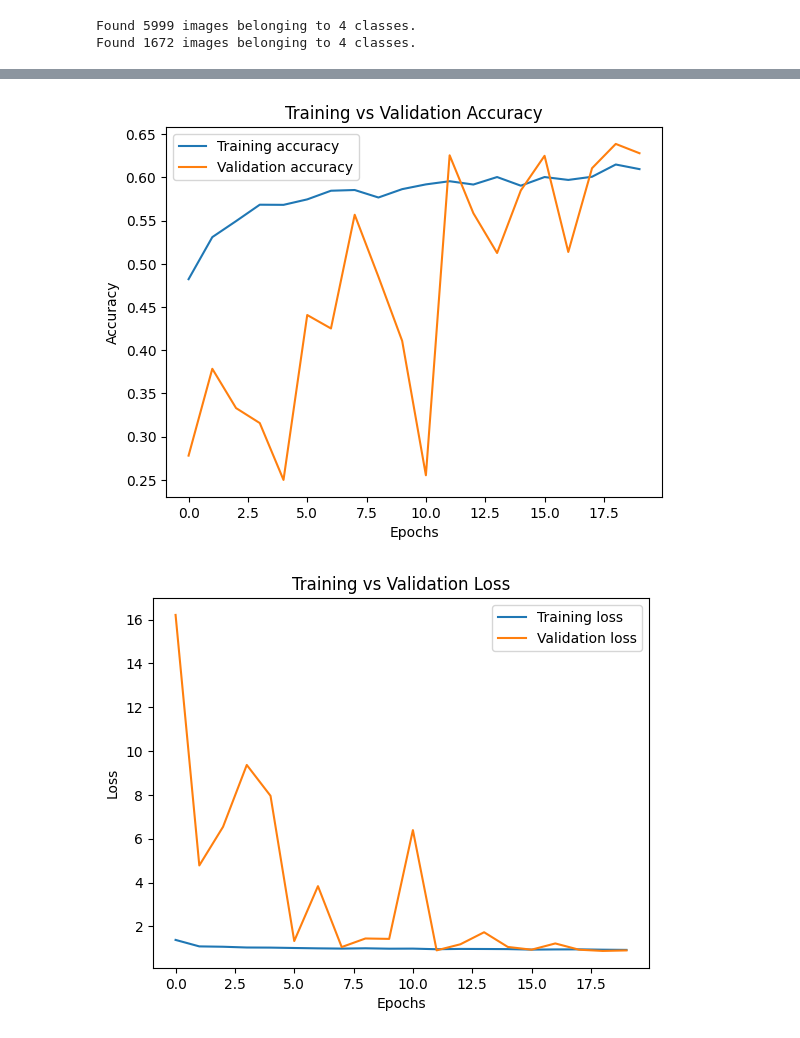
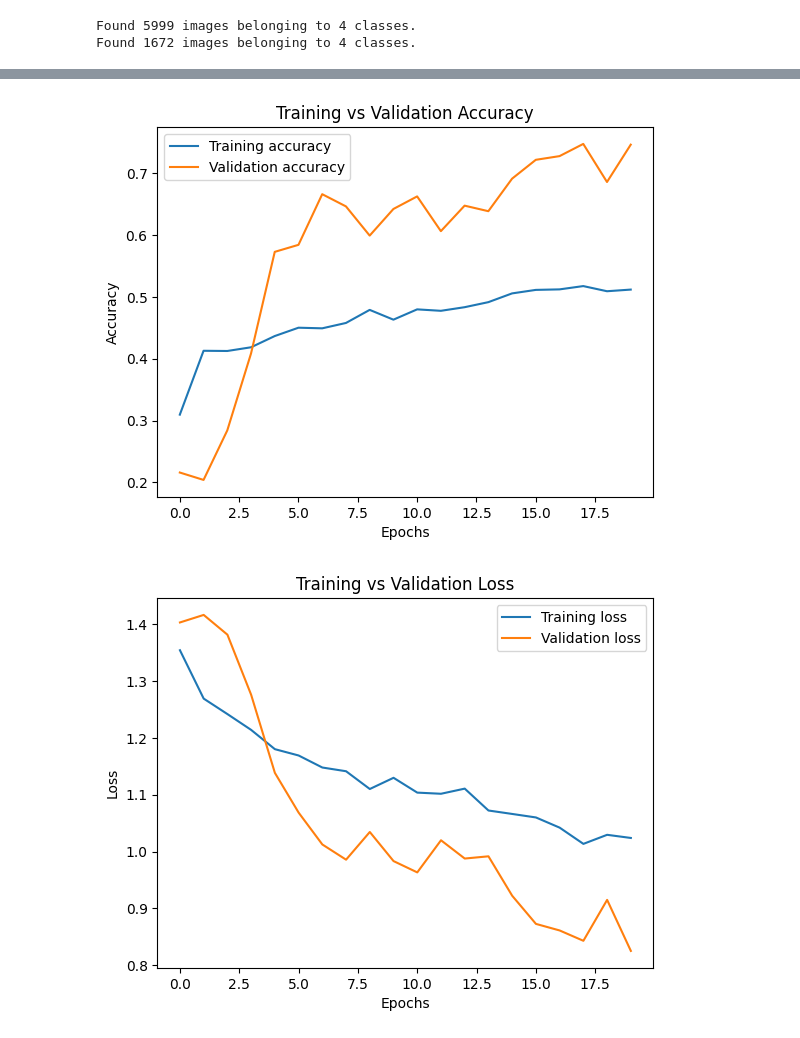
Before and after one commit to leeraaz/SkinDiseaseDiagnosisNepal, a Jupyter notebook: src/notebooks/ImproviseResNet50.ipynb, the cells around one changed output, grey strips where cells are left out. Cells and saved outputs as stored; diff of their text form; code cells hidden in the pictures.

```diff
--- a/src/notebooks/ImproviseResNet50.ipynb
+++ b/src/notebooks/ImproviseResNet50.ipynb
@@ -65,22 +71,32 @@ def build_resnet50_model(num_classes):
     x = BatchNormalization()(x)
     x = Dense(512, activation='relu')(x)
     x = Dropout(0.5)(x)
+    x = Dense(256, activation='relu')(x)
+    x = Dropout(0.3)(x)
     output_tensor = Dense(num_classes, activation='softmax')(x)
 
     model = Model(inputs=input_tensor, outputs=output_tensor)
     return model
 
 model = build_resnet50_model(num_classes)
-model.compile(optimizer=Adam(learning_rate=1e-3), loss='categorical_crossentropy', metrics=['accuracy', 'AUC'])
+
+# Learning Rate Scheduler
+lr_schedule = tf.keras.optimizers.schedules.CosineDecay(
+    initial_learning_rate=0.001, decay_steps=1000, alpha=0.00001
+)
+
+model.compile(optimizer=Adam(learning_rate=lr_schedule), loss='categorical_crossentropy', metrics=['accuracy', 'AUC'])
 # %%
 # Train the ResNet50 Model
-early_stopping = EarlyStopping(monitor='val_accuracy', patience=5, restore_best_weights=True)
-lr_scheduler = ReduceLROnPlateau(monitor='val_accuracy', factor=0.5, patience=3, min_lr=1e-6)
+early_stopping = EarlyStopping(monitor='val_accuracy', patience=10, restore_best_weights=True)
+lr_scheduler = ReduceLROnPlateau(monitor='val_accuracy', factor=0.2, patience=5, min_lr=1e-6)
 
 history = model.fit(
     train_generator,
     validation_data=validation_generator,
     epochs=20,
+    verbose=1,
+    class_weight=class_weights,
     callbacks=[early_stopping, lr_scheduler]
 )
 
@@ -139,25 +171,40 @@ Validation Accuracy: 0.63
 # %%
-# Unfreeze the last few layers for fine-tuning
-resnet_base = model.get_layer("resnet50")
-for layer in resnet_base.layers[-15:]:  # Unfreezing more layers for better adaptability
-    layer.trainable = True
+# Unfreeze the last few layers of the original model
+for layer in model.layers[-10:]:
+    layer.trainable = True  # Enable training for the last 10 layers
 
-# Fine-tune the model with improved parameters
-model.compile(optimizer=Adam(learning_rate=1e-4), loss='categorical_crossentropy', metrics=['accuracy', 'AUC'])
+# Add dropout layers to the fully connected part of the model
+x = model.output
+x = Dropout(0.5)(x)  # Add dropout before the final dense layers
+x = Dense(256, activation='relu')(x)  # Add an extra dense layer for better representation
+x = Dropout(0.5)(x)  # Add another dropout layer
+predictions = Dense(num_classes, activation='softmax')(x)  # Final output layer
 
-fine_tune_history = model.fit(
+# Create a new model
+dropout_model = Model(inputs=model.input, outputs=predictions)
+
+# Compile the model with a lower learning rate for fine-tuning
+dropout_model.compile(
+    optimizer=Adam(learning_rate=1e-4),
+    loss='categorical_crossentropy',
+    metrics=['accuracy', 'AUC']
+)
+
+# Fine-tune the model
+fine_tune_history = dropout_model.fit(
     train_generator,
     validation_data=validation_generator,
     epochs=20,
-    batch_size=32,  # Use a larger batch size for better gradient estimates
+    batch_size=32,
     callbacks=[
-        EarlyStopping(monitor='val_loss', patience=7, restore_best_weights=True),  # Adjust patience for stability
-        ReduceLROnPlateau(monitor='val_loss', factor=0.5, patience=3, min_lr=1e-6)  # Focus on loss for stability
+        EarlyStopping(monitor='val_loss', patience=7, restore_best_weights=True),
+        ReduceLROnPlateau(monitor='val_loss', factor=0.5, patience=3, min_lr=1e-6)
     ]
 )
 
-# Save the trained model
-model.save("../../models/Improved_resnet50_model.keras")
+# Save the fine-tuned model
+dropout_model.save("../../models/Improved_resnet50_model.keras")
+
 # Plot training results
 def plot_training_results(history, metrics=["accuracy", "loss"]):
     for metric in metrics:
@@ -192,5 +239,5 @@ Epoch 20/20
-[figure, old version]
+[figure, new version]
-[figure, old version]
+[figure, new version]
 # %%
 # Evaluate the ResNet50 Model
 results = model.evaluate(validation_generator)
```
Also changed, not shown: parts of 7 cells of this notebook, 2 other files.
